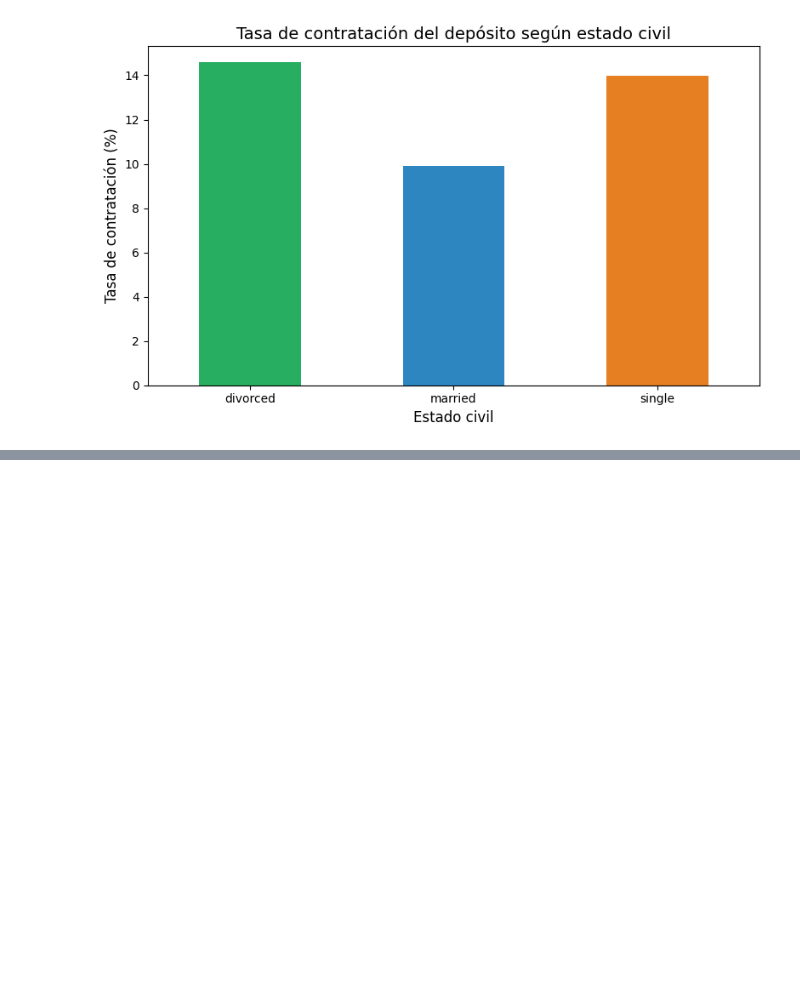
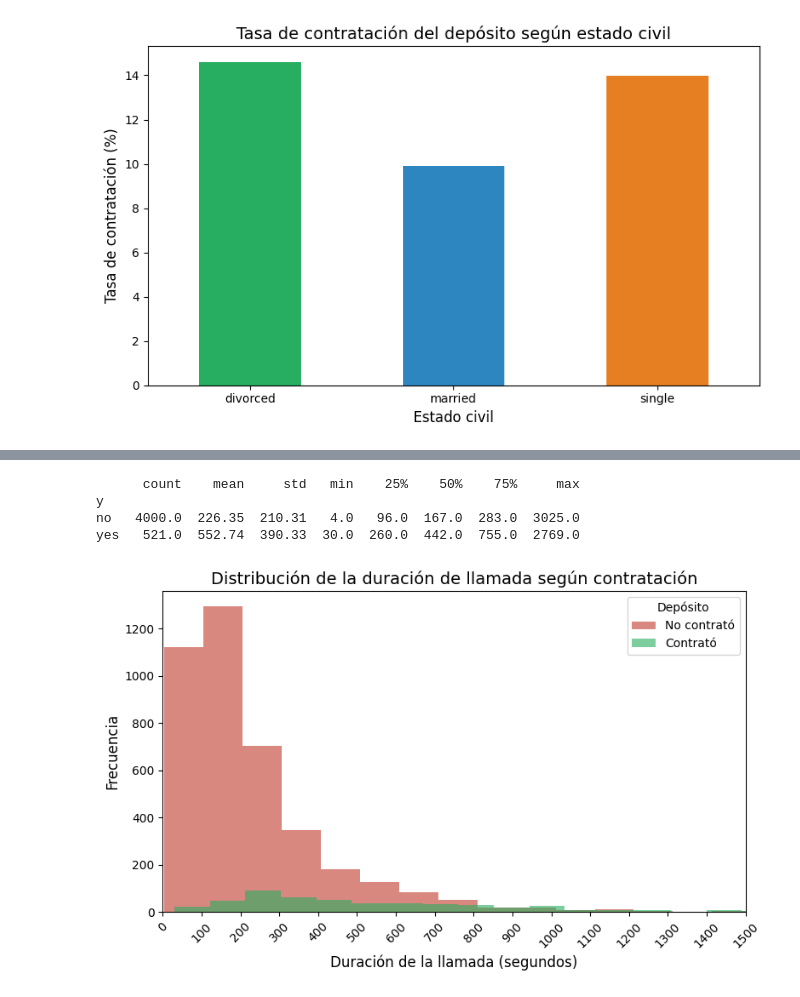
Before and after one commit to F-Boivin/ProyectoDSParteI-Boivin, a Jupyter notebook: ProyectoDSParte1_Felipe_Boivin.ipynb, the cells around one changed output, grey strips where cells are left out. Saved outputs shown, nothing was run; the diff lists cells and outputs as text; code cells hidden in the pictures; blank space fills up the shorter version.

```diff
--- a/ProyectoDSParte1_Felipe_Boivin.ipynb
+++ b/ProyectoDSParte1_Felipe_Boivin.ipynb
@@ -228,0 +269,29 @@ La supuesta mayor estabilidad financiera asociada al matrimonio no se traduce en
+# %%
+# Resumen numérico: duración agrupada por contratación
+print(df.groupby('y')['duration'].describe().round(2))
+# %% [output]
+      count    mean     std   min    25%    50%    75%     max
+y
+no   4000.0  226.35  210.31   4.0   96.0  167.0  283.0  3025.0
+yes   521.0  552.74  390.33  30.0  260.0  442.0  755.0  2769.0
+# %%
+# Histograma superpuesto: duración de llamada por resultado
+fig, ax = plt.subplots(figsize=(8, 5))
+
+ax.hist(df[df['y'] == 'no']['duration'], bins=30, alpha=0.6, color='#c0392b', label='No contrató')
+ax.hist(df[df['y'] == 'yes']['duration'], bins=30, alpha=0.6, color='#27ae60', label='Contrató')
+
+# --- NUEVAS LÍNEAS PARA EL EJE X ---
+ax.set_xlim(0, 1500) # Limita el eje X de 0 a 1500
+ax.set_xticks(range(0, 1501, 100)) # Crea marcas cada 100 pasos
+ax.tick_params(axis='x', rotation=45) # Rota los números a 45 grados para que sean legibles
+# -----------------------------------
+
+plt.title('Distribución de la duración de llamada según contratación', fontsize=14)
+plt.xlabel('Duración de la llamada (segundos)', fontsize=12)
+plt.ylabel('Frecuencia', fontsize=12)
+plt.legend(title='Depósito', fontsize=10)
+plt.tight_layout()
+plt.show()
+# %% [output]
+[figure, added]
```
Also changed, not shown: parts of 8 cells of this notebook.
